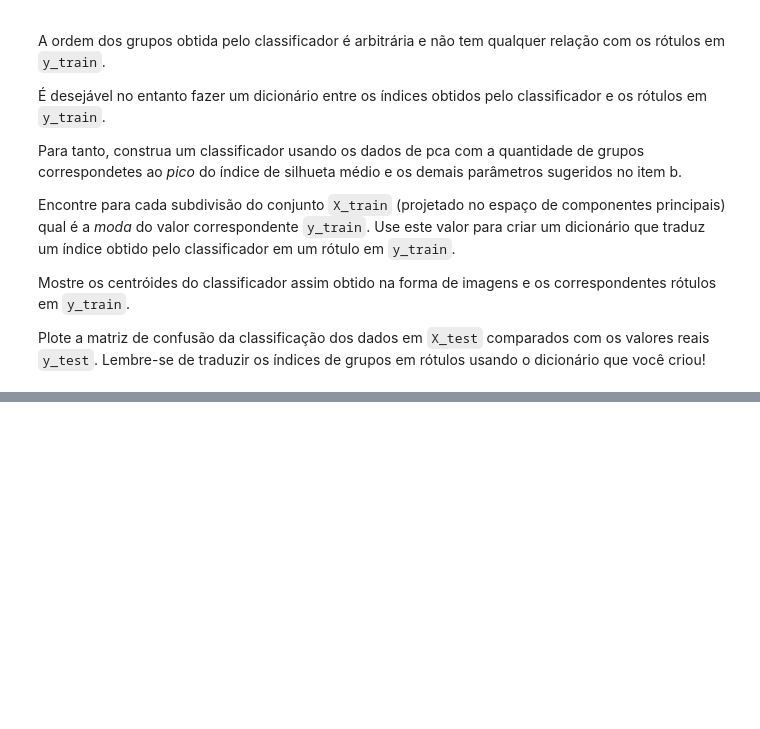
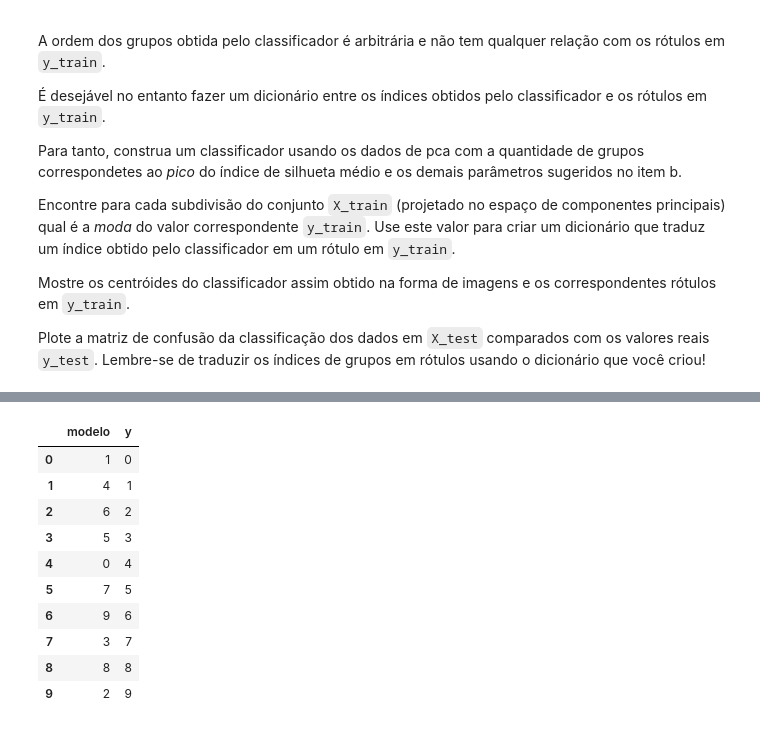
Before and after one commit to brunorosilva/ai_especialization_usp, a Jupyter notebook: IAD-004-Aprendizagem_de_Maquina_1/Exercicios_PCA_kmeans.ipynb, the cells around one changed output, grey strips where cells are left out. Cells and saved outputs as stored; diff of their text form; code cells hidden in the pictures; blank space fills up the shorter version.

```diff
--- a/IAD-004-Aprendizagem_de_Maquina_1/Exercicios_PCA_kmeans.ipynb
+++ b/IAD-004-Aprendizagem_de_Maquina_1/Exercicios_PCA_kmeans.ipynb
@@ -560,0 +569,16 @@
+# %%
+from scipy import stats
+
+clf = pd.DataFrame()
+
+model = cluster.KMeans(n_clusters=10, init='k-means++', n_init=50)
+model.fit(X_train)
+
+for i in range(10):
+  df = pd.concat([X_train, y_train], axis=1)
+  df = df.loc[df[64] == i]
+  x_train_temp = df.drop(df.columns[64], axis=1)
+  pred = model.predict(x_train_temp)
+  print(stats.mode(pred)[0][0], i)
+  #print((pred))
+  clf = clf.append({'modelo':(stats.mode(pred)[0][0]), 'y':i}, ignore_index=True)
@@ -560,0 +596,19 @@
+# %%
+clf = clf.drop_duplicates(['modelo'])
+clf = clf.append({'modelo':2, 'y':9}, ignore_index=True)
+# %%
+clf['modelo'] = clf['modelo'].astype('int')
+clf['y'] = clf['y'].astype('int')
+clf
+# %% [output]
+|  | modelo | y |
+| 0 | 1 | 0 |
+| 1 | 4 | 1 |
+| 2 | 6 | 2 |
+| 3 | 5 | 3 |
+| 4 | 0 | 4 |
+| 5 | 7 | 5 |
+| 6 | 9 | 6 |
+| 7 | 3 | 7 |
+| 8 | 8 | 8 |
+| 9 | 2 | 9 |
```
Also changed, not shown: parts of 6 cells of this notebook.
